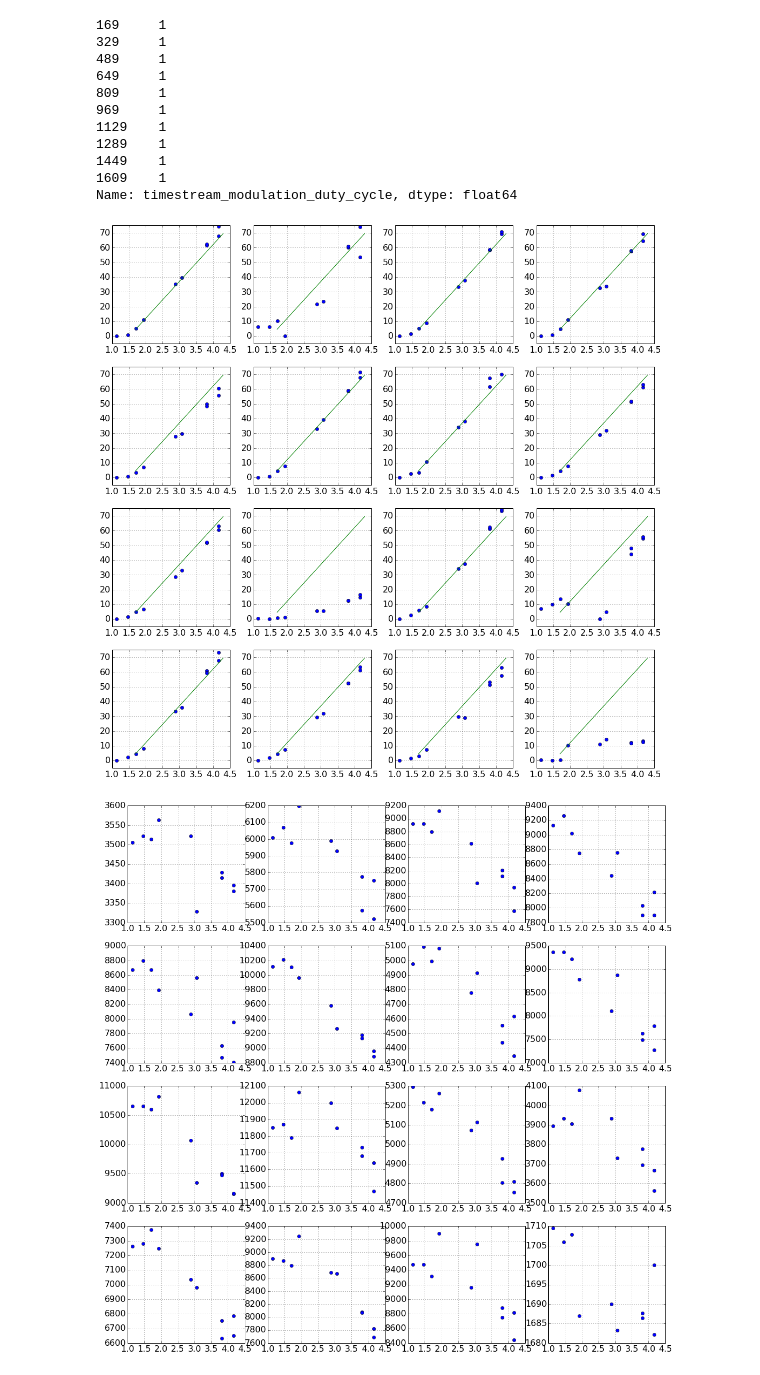
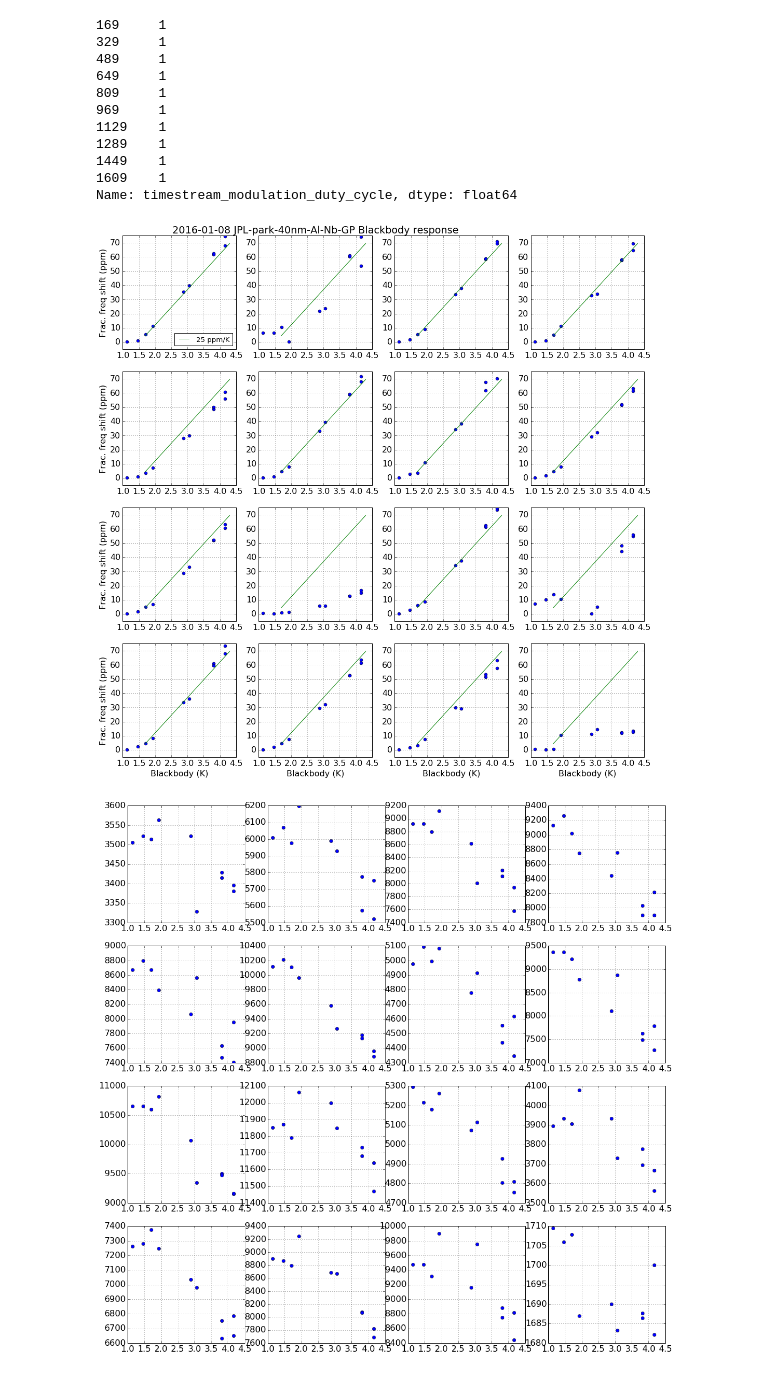
Before and after one commit to gitj/notebooks, a Jupyter notebook: 2016/2016-01-09-analyze-jpl-2015-10-park-40nm-al-nb-gp-load-temperature-sweeps.ipynb, the cells around one changed output. Cells and saved outputs as stored; diff of their text form; code cells hidden in the pictures.

```diff
--- a/2016/2016-01-09-analyze-jpl-2015-10-park-40nm-al-nb-gp-load-temperature-sweeps.ipynb
+++ b/2016/2016-01-09-analyze-jpl-2015-10-park-40nm-al-nb-gp-load-temperature-sweeps.ipynb
@@ -29,5 +29,6 @@ updated file list
 # %%
 import glob
 # %%
-fns = glob.glob('/data/readout/pkl/2016*')
+fns = glob.glob('/artemis/readout/pkl/2016-01-0[89]*')
 fns.sort()
+print fns
@@ -96,15 +99,21 @@ Name: timestream_modulation_duty_cycle, dtype: float64
 # %%
 fig,axs = subplots(4,4,figsize=(18,18))
 x = np.linspace(1.7,4.3,10)
 for k in range(16):
     ax = axs.flatten()[k]
     dd = df[(df.resonator_id==k) & (df.timestream_modulation_duty_cycle==1.0) & (df.atten ==14)]
-    ax.plot(dd.sweep_primary_load_temperature,1e6*(dd.f_0.max()-dd.f_0)/dd.f_0.max(),'o')
-    ax.plot(x,x*25-38)
+    ax.plot(dd.sweep_primary_load_temperature,1e6*(dd.f_0.max()-dd.f_0)/dd.f_0.max(),'o',label='')
+    ax.plot(x,x*25-38,label='25 ppm/K')
     ax.grid()
     ax.set_ylim(-5,75)
+axs[0,0].legend(loc='lower right',prop=dict(size='small'))
+axs[0,1].set_title('2016-01-08 JPL-park-40nm-Al-Nb-GP Blackbody response')
+for k in range(4):
+    axs[k,0].set_ylabel('Frac. freq shift (ppm)')
+    axs[-1,k].set_xlabel('Blackbody (K)')
+plt.savefig('/artemis/readout/plots/2016-02-23-jpl-2015-10-park-40nm-al-nb-gp/2016-01-08-blackbody-response-panels.png',bbox_inches='tight')
 # %% [output]
-[figure, old version]
+[figure, new version]
 # %%
 fig,axs = subplots(4,4,figsize=(18,18))
 x = np.linspace(1.7,4.3,10)
```
Also changed, not shown: parts of 2 cells of this notebook, 3 other files.
